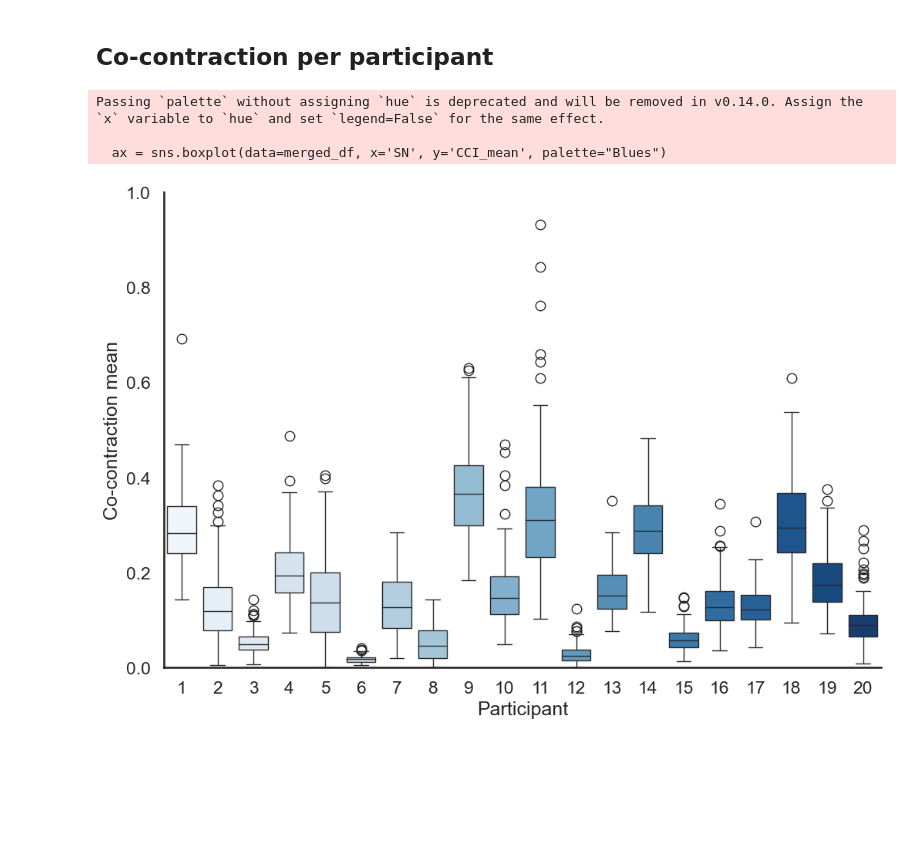
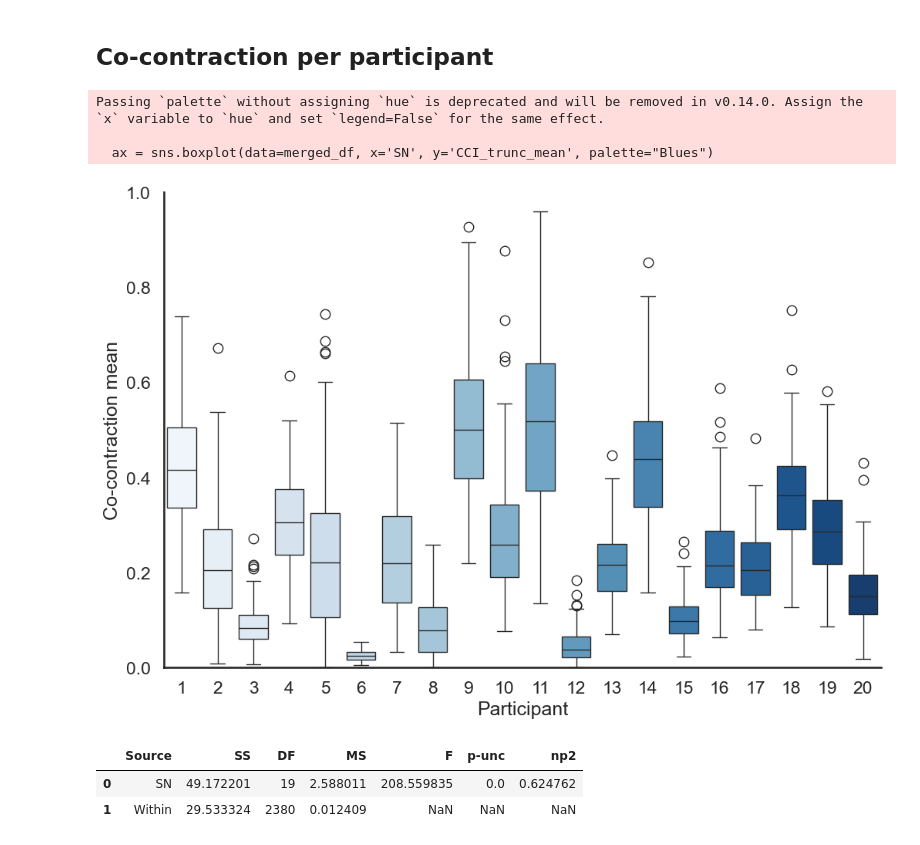
Before and after one commit to brocbacq/Thesis_analysis, a Jupyter notebook: Co_contraction from calibration.ipynb, the cells around one changed output. Cells and saved outputs as stored; diff of their text form; code cells hidden in the pictures; blank space fills up the shorter version.

```diff
--- a/Co_contraction from calibration.ipynb
+++ b/Co_contraction from calibration.ipynb
@@ -1012,19 +1039,26 @@ R-squared (correlation coefficient squared): 0.0171
 ## Co-contraction per participant
 # %%
 import matplotlib.pyplot as plt
-merged_df['SN'] = merged_df['SN'] -1
+merged_df['SN'] = merged_df['SN'] +1
 
 #  Co-contraction vs participant
 plt.figure(figsize=(12, 8))
-ax = sns.boxplot(data=merged_df, x='SN', y='CCI_mean', palette="Blues")
+ax = sns.boxplot(data=merged_df, x='SN', y='CCI_trunc_mean', palette="Blues")
 ax.set_xlabel('Participant')
 ax.set_ylabel('Co-contraction mean')
 ax.set(ylim=(0, 1))
 
 sns.despine()
 plt.show()
 # %% [output]
 Passing `palette` without assigning `hue` is deprecated and will be removed in v0.14.0. Assign the `x` variable to `hue` and set `legend=False` for the same effect.
 
-  ax = sns.boxplot(data=merged_df, x='SN', y='CCI_mean', palette="Blues")
+  ax = sns.boxplot(data=merged_df, x='SN', y='CCI_trunc_mean', palette="Blues")
-[figure, old version]
+[figure, new version]
+# %%
+# statistics on SoA between assistance
+pg.anova(data=merged_df, dv='CCI_trunc_mean', between='SN', detailed=True)
+# %% [output]
+|  | Source | SS | DF | MS | F | p-unc | np2 |
+| 0 | SN | 49.172201 | 19 | 2.588011 | 208.559835 | 0.0 | 0.624762 |
+| 1 | Within | 29.533324 | 2380 | 0.012409 | NaN | NaN | NaN |
```
Also changed, not shown: parts of 17 cells of this notebook, 2 other files.
